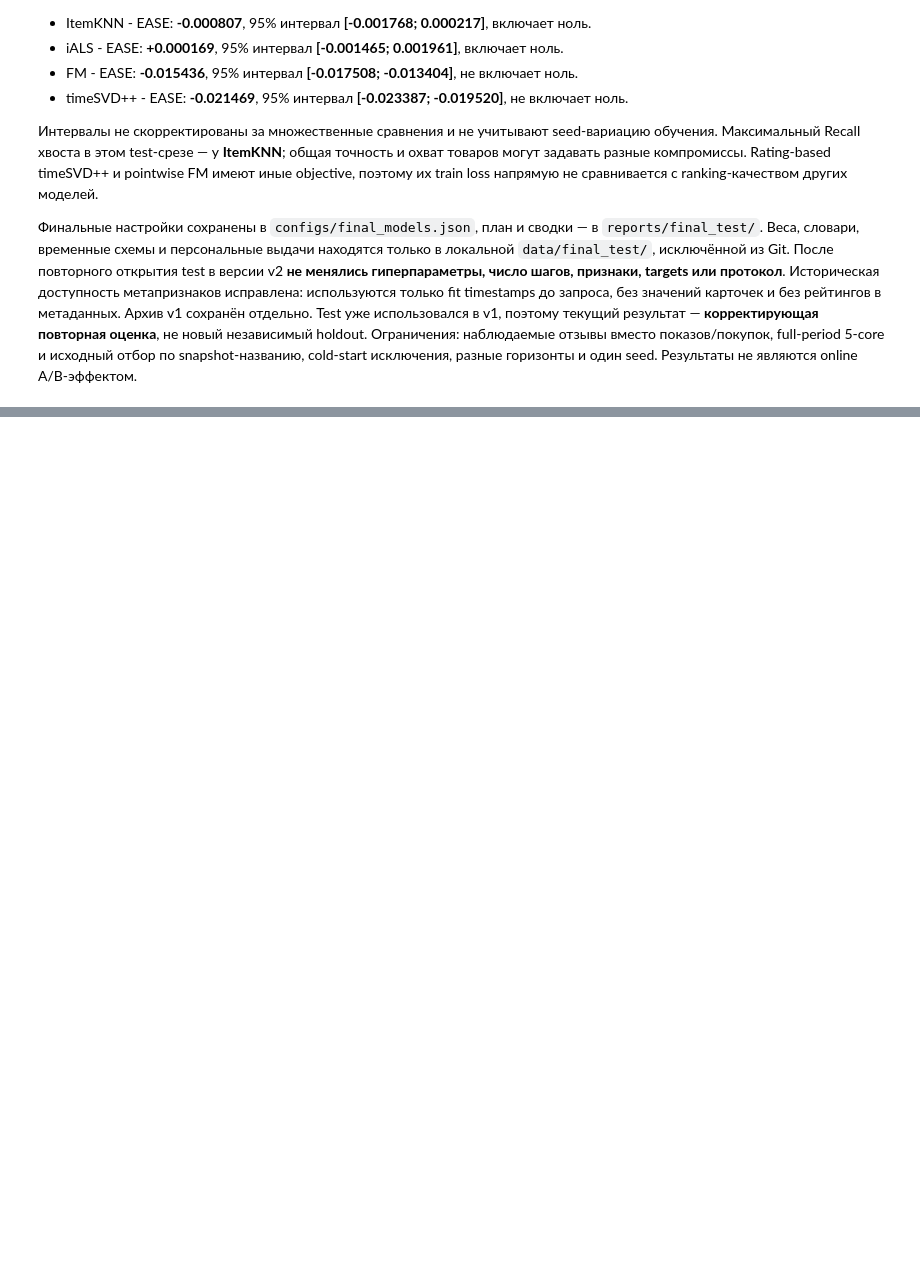
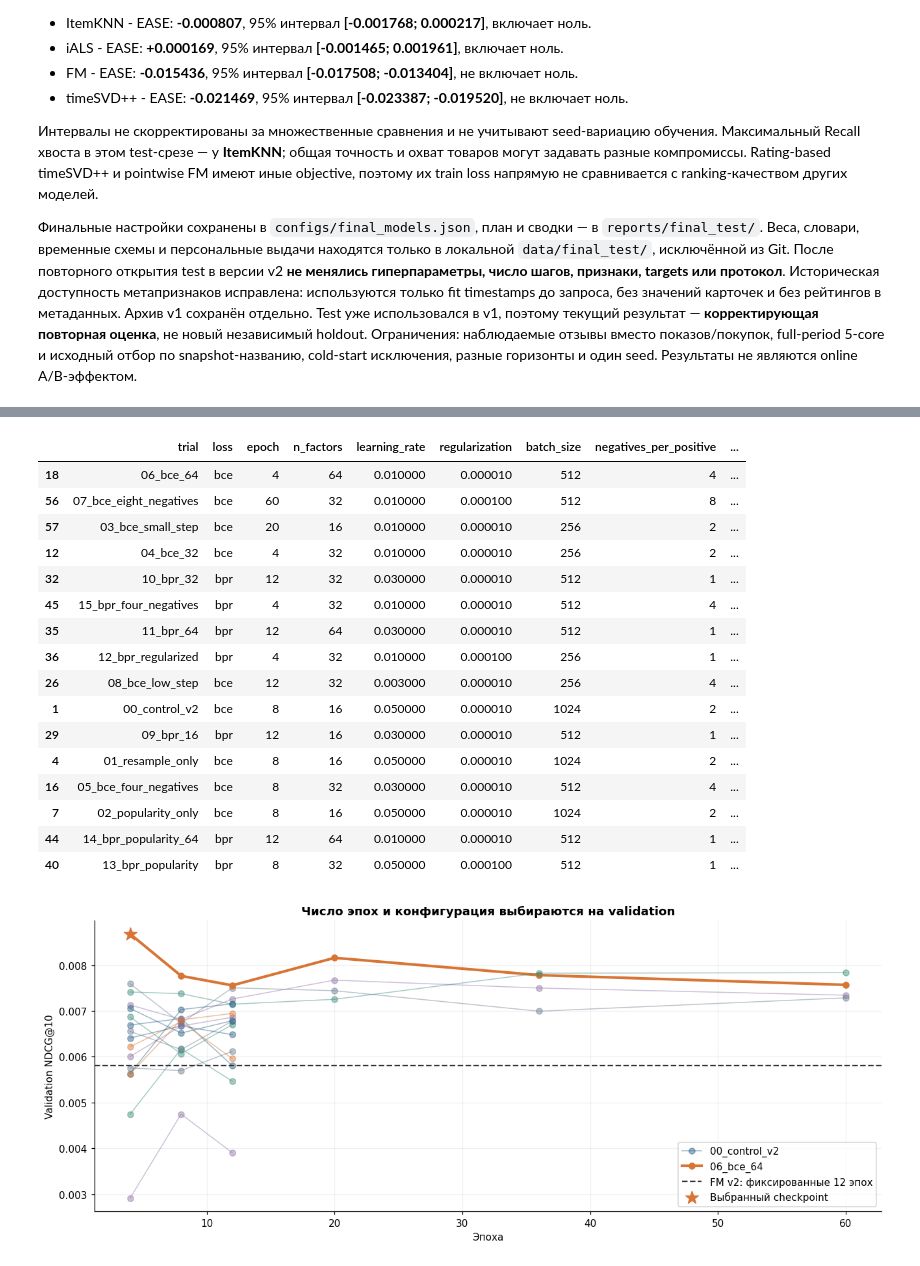
Before and after one commit to noobmaster-ru/recsys_cmc_msu_2026_course, a Jupyter notebook: homework_1/experiments.ipynb, the cells around one changed output, grey strips where cells are left out. Saved outputs shown, nothing was run; the diff lists cells and outputs as text; code cells hidden in the pictures; blank space fills up the shorter version.

Commit message:
Audit FM training and expand validation-only search without touching test

```diff
--- a/homework_1/experiments.ipynb
+++ b/homework_1/experiments.ipynb
@@ -2678,0 +2705,14 @@ cold-start исключения, разные горизонты и один see
+# %%
+from scripts.fm_extended_reporting import load_extended_report
+extended=load_extended_report(ROOT)
+ext_summary=extended['summary'];ext_search=extended['search'];ext_curves=extended['curves']
+ext_config=ext_summary['configuration']
+assert ext_summary['test_evaluated'] is False and ext_summary['train_validation_refit'] is False
+assert not ext_summary['io_audit']['blocked_attempts']
+assert ext_summary['training_audit']['control_weights_identical_to_v2']
+display(pd.DataFrame(ext_config['trials']).set_index('trial'))
+display(pd.Series(ext_summary['feature_diagnostics'],name='Прежние train-only метапризнаки').to_frame())
+display(pd.Series(ext_summary['training_audit'],name='Аудит обучения и контроль').to_frame())
+verification=json.loads((ROOT/'reports/fm_extended_validation/verification.json').read_text())
+assert verification['test_evaluated'] is False and not verification['actual_forbidden_reads']
+display(pd.Series(verification,name='Независимая проверка validation').to_frame())
@@ -2678,0 +2809,34 @@ cold-start исключения, разные горизонты и один see
+# %%
+ext_best=ext_summary['best_checkpoint']
+ext_best_by_trial=ext_search.sort_values(['ndcg_at_10','epoch','trial'],ascending=[False,True,True]).groupby('trial',sort=False).head(1)
+with pd.option_context('display.float_format',lambda v:f'{v:.6f}'):
+    display(ext_best_by_trial[['trial','loss','epoch','n_factors','learning_rate','regularization','batch_size','negatives_per_positive','sampler','resample','ndcg_at_10','recall_at_10']])
+fig,ax=plt.subplots(figsize=(12,5))
+for trial,g in ext_search.groupby('trial'):
+    winner=trial==ext_best['trial'];g=g.sort_values('epoch')
+    ax.plot(g.epoch,g.ndcg_at_10,marker='o',alpha=1 if winner else .45,lw=2.7 if winner else 1,
+            label=trial if winner or trial=='00_control_v2' else None)
+ext_old=float(extended['comparison'].set_index('model').loc['FM v2','ndcg_at_10'])
+ax.axhline(ext_old,color='#333333',ls='--',label='FM v2: фиксированные 12 эпох')
+ax.set(xlabel='Эпоха',ylabel='Validation NDCG@10',title='Число эпох и конфигурация выбираются на validation')
+ax.scatter([ext_best['epoch']],[ext_best['ndcg_at_10']],marker='*',s=180,color=COLORS[1],zorder=10,label='Выбранный checkpoint')
+ax.legend();show_figure('42_fm_extended_validation_learning',fig)
+# %% [output]
+|  | trial | loss | epoch | n_factors | learning_rate | regularization | batch_size | negatives_per_positive | ... |
+| 18 | 06_bce_64 | bce | 4 | 64 | 0.010000 | 0.000010 | 512 | 4 | ... |
+| 56 | 07_bce_eight_negatives | bce | 60 | 32 | 0.010000 | 0.000100 | 512 | 8 | ... |
+| 57 | 03_bce_small_step | bce | 20 | 16 | 0.010000 | 0.000010 | 256 | 2 | ... |
+| 12 | 04_bce_32 | bce | 4 | 32 | 0.010000 | 0.000010 | 256 | 2 | ... |
+| 32 | 10_bpr_32 | bpr | 12 | 32 | 0.030000 | 0.000010 | 512 | 1 | ... |
+| 45 | 15_bpr_four_negatives | bpr | 4 | 32 | 0.010000 | 0.000010 | 512 | 4 | ... |
+| 35 | 11_bpr_64 | bpr | 12 | 64 | 0.030000 | 0.000010 | 512 | 1 | ... |
+| 36 | 12_bpr_regularized | bpr | 4 | 32 | 0.010000 | 0.000100 | 256 | 1 | ... |
+| 26 | 08_bce_low_step | bce | 12 | 32 | 0.003000 | 0.000010 | 256 | 4 | ... |
+| 1 | 00_control_v2 | bce | 8 | 16 | 0.050000 | 0.000010 | 1024 | 2 | ... |
+| 29 | 09_bpr_16 | bpr | 12 | 16 | 0.030000 | 0.000010 | 512 | 1 | ... |
+| 4 | 01_resample_only | bce | 8 | 16 | 0.050000 | 0.000010 | 1024 | 2 | ... |
+| 16 | 05_bce_four_negatives | bce | 8 | 32 | 0.030000 | 0.000010 | 512 | 4 | ... |
+| 7 | 02_popularity_only | bce | 8 | 16 | 0.050000 | 0.000010 | 1024 | 2 | ... |
+| 44 | 14_bpr_popularity_64 | bpr | 12 | 64 | 0.010000 | 0.000010 | 512 | 1 | ... |
+| 40 | 13_bpr_popularity | bpr | 8 | 32 | 0.050000 | 0.000100 | 512 | 1 | ... |
+[figure, added]
```
Also changed, not shown: parts of 11 cells of this notebook, 40 other files.
